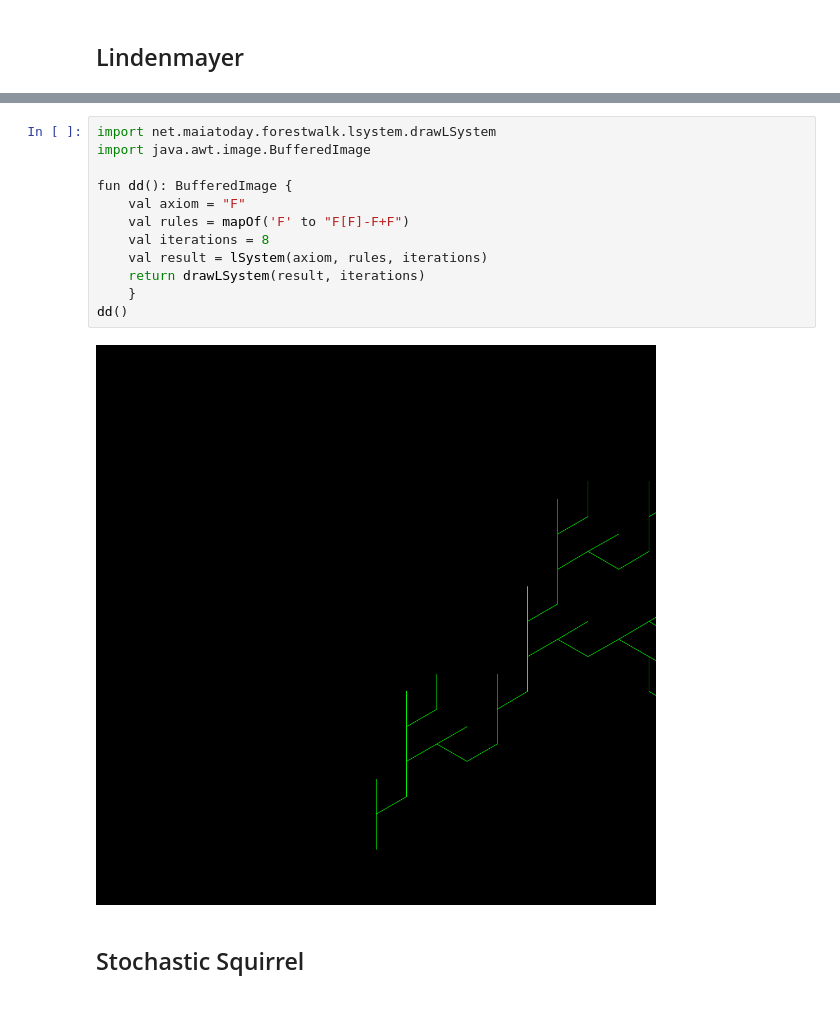
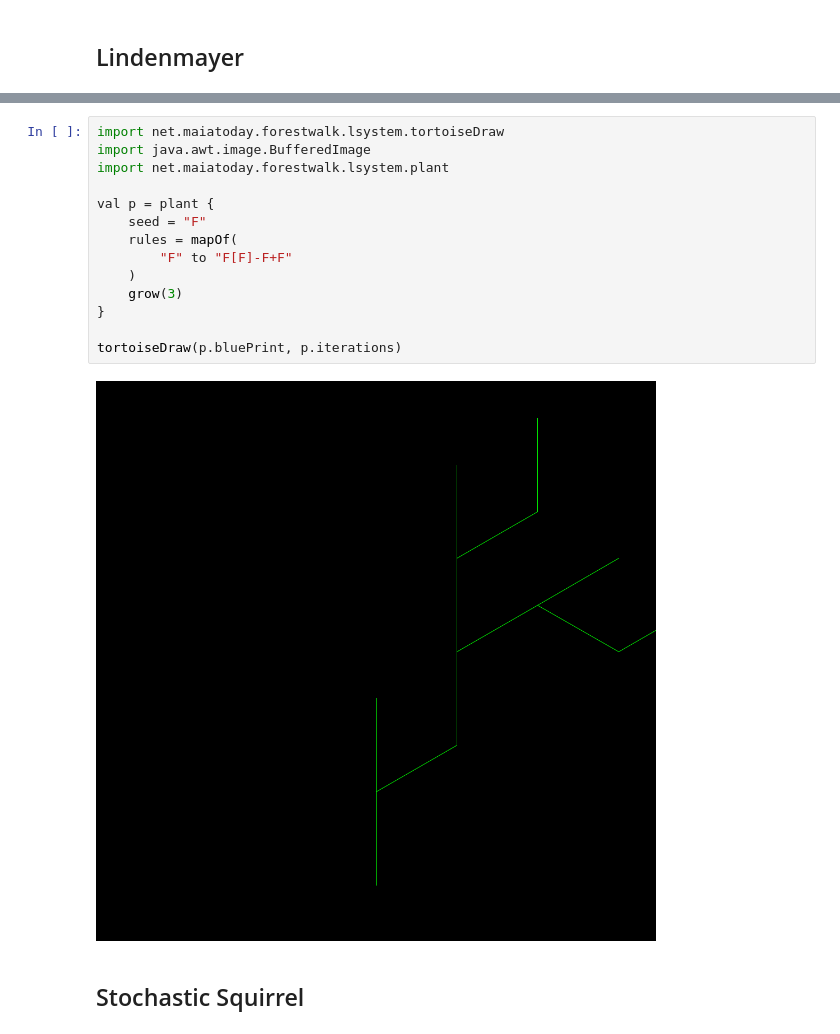
Before and after one commit to maiatoday/ForestWalk, a Jupyter notebook: book/Forest.ipynb, the cells around one changed output, grey strips where cells are left out. Saved outputs shown, nothing was run; the diff lists cells and outputs as text.

Commit message:
Tortoisy goodness and plants

```diff
--- a/book/Forest.ipynb
+++ b/book/Forest.ipynb
@@ -36,19 +42,21 @@ F[F]-F+F[--F]+F-F[F[F]-F+F[--F]+F-F]-F[F]-F+F[--F]+F-F+F[F]-F+F[--F]+F-F[--F[F]-
 ![TurtleTortoiseTerrapin](https://africageographic.com/wp-content/uploads/2019/02/Decoding-Science-Turtle-tortoise-terrapin.jpg)
 Turtles [vs](https://www.diffen.com/difference/Tortoise_vs_Turtle) Tortoises [vs](https://africageographic.com/stories/whats-the-difference-between-turtles-tortoises-and-terrapins/) Terrapins
 # %%
-import net.maiatoday.forestwalk.lsystem.drawLSystem
+import net.maiatoday.forestwalk.lsystem.tortoiseDraw
 import java.awt.image.BufferedImage
+import net.maiatoday.forestwalk.lsystem.plant
 
-fun dd(): BufferedImage {
-    val axiom = "F"
-    val rules = mapOf('F' to "F[F]-F+F")
-    val iterations = 8
-    val result = lSystem(axiom, rules, iterations)
-    return drawLSystem(result, iterations)
-    }
-dd()
+val p = plant {
+    seed = "F"
+    rules = mapOf(
+        "F" to "F[F]-F+F"
+    )
+    grow(3)
+}
+
+tortoiseDraw(p.bluePrint, p.iterations)
 # %% [output]
-[figure, old version]
+[figure, new version]
 # %% [markdown]
 
 ## Stochastic Squirrel
```
Also changed, not shown: parts of 4 cells of this notebook, 4 other files.
